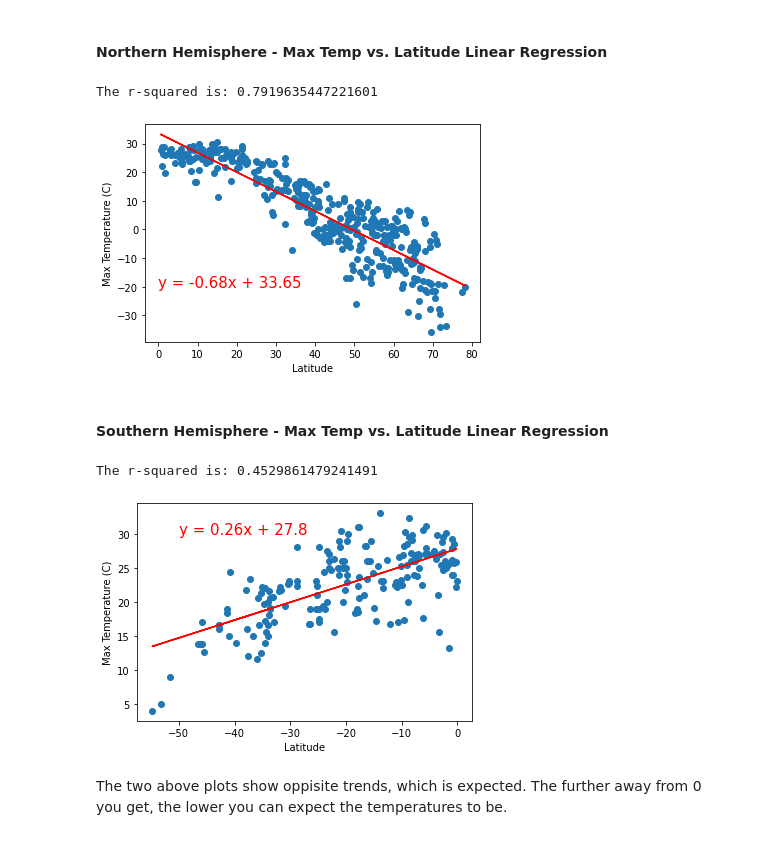
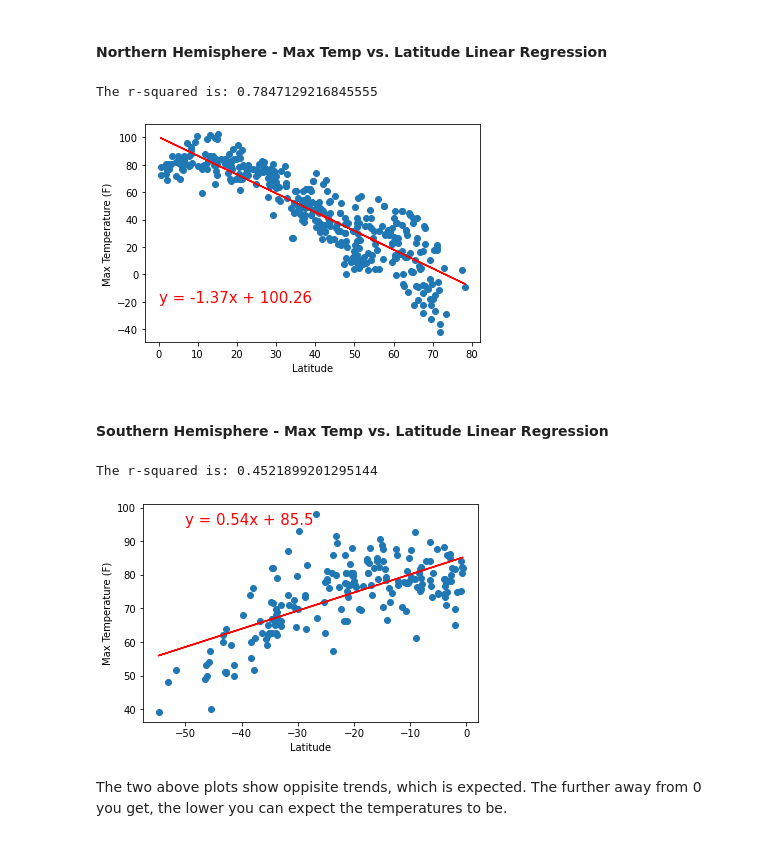
Before and after one commit to mdaxc6/python-api-challenge, a Jupyter notebook: WeatherPy/WeatherPy.ipynb, the cells around one changed output. Drawn from its saved outputs; the diff is of its cells as text; code cells hidden in the pictures.

```diff
--- a/WeatherPy/WeatherPy.ipynb
+++ b/WeatherPy/WeatherPy.ipynb
@@ -250,22 +252,22 @@ def plotLinRegress(x, y, xlabel, ylabel, labelpos, image_name):
 ####  Northern Hemisphere - Max Temp vs. Latitude Linear Regression
 # %%
 xlabel = 'Latitude'
-ylabel = 'Max Temperature (C)'
+ylabel = 'Max Temperature (F)'
 labelpos = (0,-20)
 plotLinRegress(north['Lat'], north['Max Temp'], xlabel, ylabel, labelpos, 'north_temps_v_lat')
 # %% [output]
-The r-squared is: 0.7919635447221601
+The r-squared is: 0.7847129216845555
-[figure, old version]
+[figure, new version]
 # %% [markdown]
 ####  Southern Hemisphere - Max Temp vs. Latitude Linear Regression
 # %%
 xlabel = 'Latitude'
-ylabel = 'Max Temperature (C)'
-labelpos = (-50, 30)
+ylabel = 'Max Temperature (F)'
+labelpos = (-50, 95)
 plotLinRegress(south['Lat'], south['Max Temp'], xlabel, ylabel, labelpos, 'south_temps_v_lat')
 # %% [output]
-The r-squared is: 0.4529861479241491
+The r-squared is: 0.4521899201295144
-[figure, old version]
+[figure, new version]
 # %% [markdown]
 The two above plots show oppisite trends, which is expected. The further away from 0 you get, the lower you can expect the temperatures to be.
 # %% [markdown]
```
Also changed, not shown: parts of 16 cells of this notebook, 14 other files.
